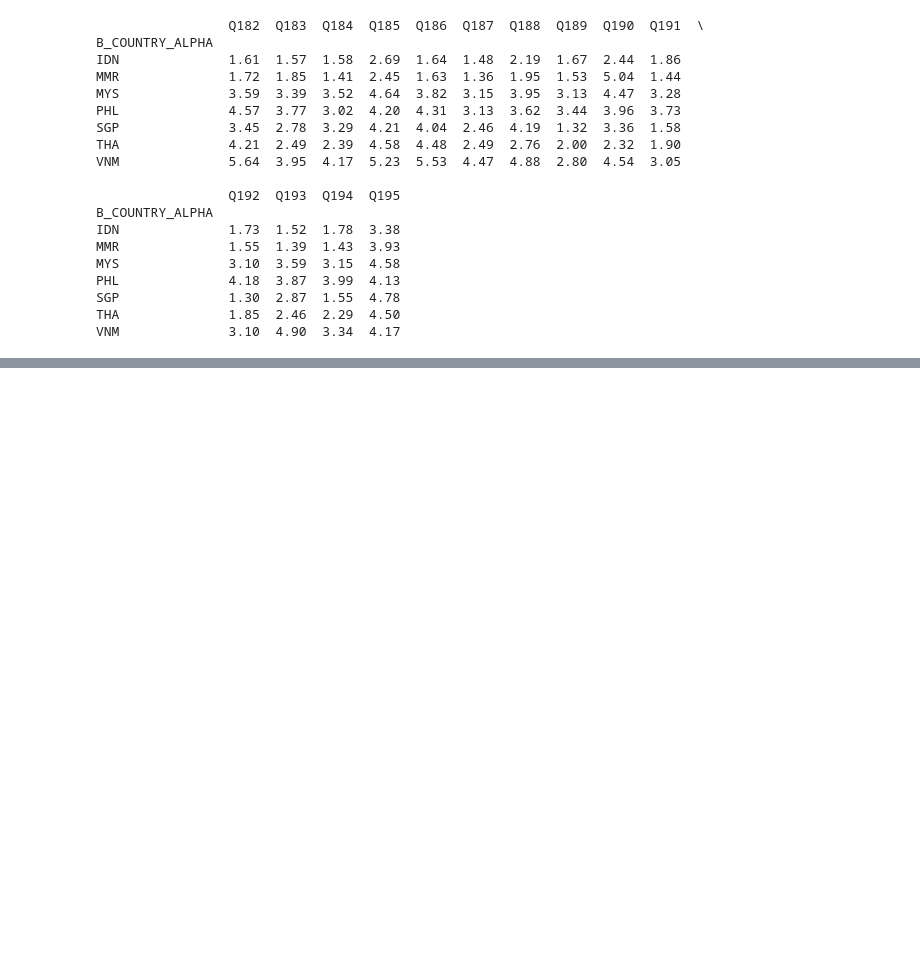
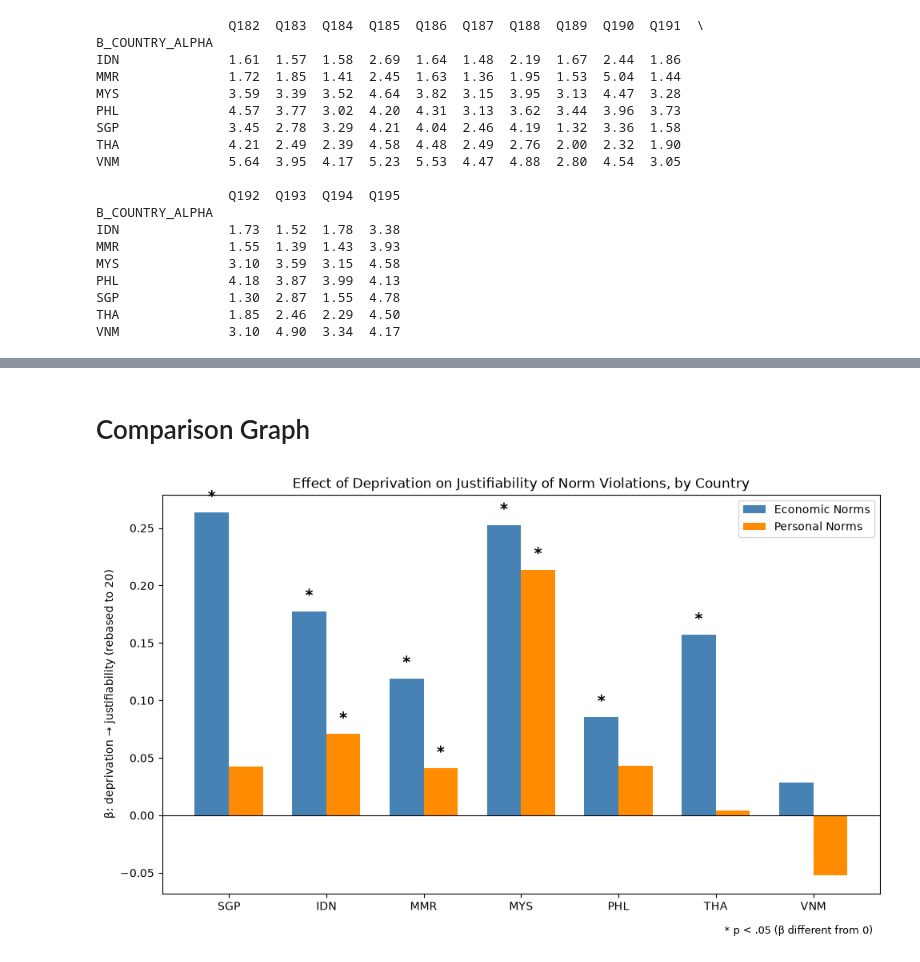
Before and after one commit to clairetanyien/hs4002-beagle-2026, a Jupyter notebook: code/project code.ipynb, the cells around one changed output, grey strips where cells are left out. Cells and saved outputs as stored; diff of their text form; code cells hidden in the pictures; blank space fills up the shorter version.

```diff
--- a/code/project code.ipynb
+++ b/code/project code.ipynb
@@ -990,0 +492,57 @@ plt.show()
+# %% [markdown]
+# Comparison Graph
+# %%
+# Bar chart of each country's own beta (not relative to Singapore)
+# Uses the per-country rebased models from the "combined OLS table" cell
+# (results_by_country_rebased_econ / results_by_country_rebased_pers), so
+# economic and personal betas are on the same rebased-to-20 scale and comparable.
+import matplotlib.pyplot as plt
+import numpy as np
+
+countries = ['SGP', 'IDN', 'MMR', 'MYS', 'PHL', 'THA', 'VNM']
+term = 'deprivation_rebased20'
+
+
+def get_stats(results):
+    b = np.array([results[c].params[term] for c in countries])
+    p = np.array([results[c].pvalues[term] for c in countries])
+    return b, p
+
+
+econ_b, econ_p = get_stats(results_by_country_rebased_econ)
+pers_b, pers_p = get_stats(results_by_country_rebased_pers)
+
+x = np.arange(len(countries))
+width = 0.35
+
+fig, ax = plt.subplots(figsize=(10, 6))
+bars1 = ax.bar(x - width/2, econ_b, width, label='Economic Norms', color='steelblue')
+bars2 = ax.bar(x + width/2, pers_b, width, label='Personal Norms', color='darkorange')
+
+
+# * = beta significantly different from zero (p < .05)
+def star(bars, b, p):
+    for i, bar in enumerate(bars):
+        if p[i] < 0.05:
+            y = b[i] + 0.01 if b[i] >= 0 else b[i] - 0.02
+            ax.text(bar.get_x() + bar.get_width() / 2, y, '*',
+                    ha='center', fontsize=14, fontweight='bold')
+
+
+star(bars1, econ_b, econ_p)
+star(bars2, pers_b, pers_p)
+
+ax.axhline(0, color='black', linewidth=0.8)
+ax.set_xticks(x)
+ax.set_xticklabels(countries)
+ax.set_ylabel('β: deprivation → justifiability (rebased to 20)')
+ax.set_title('Effect of Deprivation on Justifiability of Norm Violations, by Country')
+ax.legend()
+ax.text(0.99, -0.1, '* p < .05 (β different from 0)',
+        transform=ax.transAxes, ha='right', fontsize=9)
+plt.tight_layout()
+
+plt.savefig('../output/figures/country_betas_by_norm_type.png', dpi=200, bbox_inches='tight')
+plt.show()
+# %% [output]
+[figure, added]
```
Also changed, not shown: parts of 53 cells of this notebook, 7 other files.
